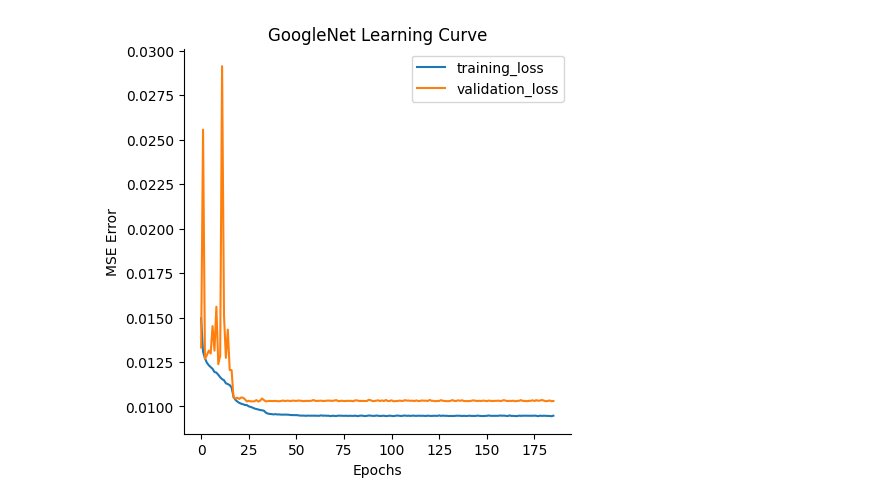
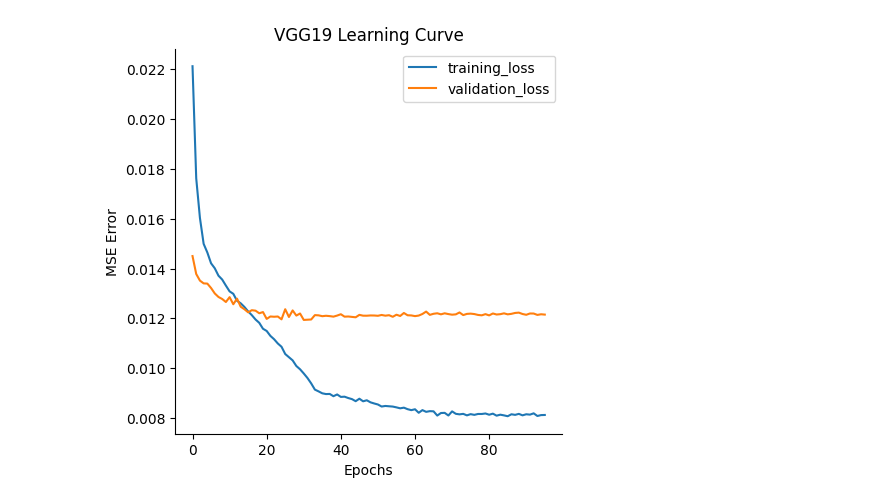
Before and after one commit to SoroushZiaee/pretrain-imagenet, a Jupyter notebook: notebook/plot_training_curve.ipynb, the cells around one changed output. Drawn from its saved outputs; the diff is of its cells as text; code cells hidden in the pictures.

```diff
--- a/notebook/plot_training_curve.ipynb
+++ b/notebook/plot_training_curve.ipynb
@@ -2,35 +2,35 @@
 import matplotlib.pyplot as plt
 import pandas as pd
 # %%
-training_path = "plot_data/googlenet/run-version_3-tag-training_loss_epoch.csv"
-val_path = "plot_data/googlenet/run-version_3-tag-val_loss.csv"
+training_path = "/home/soroush1/projects/def-kohitij/soroush1/pretrain-imagenet/notebook/plot_data/vgg19/run-version_2-tag-training_loss_epoch.csv"
+val_path = "/home/soroush1/projects/def-kohitij/soroush1/pretrain-imagenet/notebook/plot_data/vgg19/run-version_2-tag-val_loss.csv"
 # %%
 train_df = pd.read_csv(training_path)
 val_df = pd.read_csv(val_path)
 
 train_df = train_df[["Step", "Value"]]
 val_df = val_df[["Step", "Value"]]
 
 df = pd.merge(train_df, val_df, how="inner", on=["Step"], suffixes = ('_train', '_val'))
 
-TITLE = "GoogleNet"
-FILE_NAME = "googlenet"
+TITLE = "VGG19"
+FILE_NAME = "VGG19"
 
 fig, ax = plt.subplots(1, 1, figsize=(5, 5))
 
 ax.set_title(f"{TITLE} Learning Curve")
 
 ax.plot(range(len(df["Step"])), df["Value_train"], label="training_loss")
 ax.plot(range(len(df["Step"])), df["Value_val"], label="validation_loss")
 
 ax.set_xlabel("Epochs")
 ax.set_ylabel("MSE Error")
 
 ax.spines["top"].set_visible(False)
 ax.spines["right"].set_visible(False)
 
 ax.legend()
 fig.savefig(fname=f"plot_data/{FILE_NAME}.jpg", format="jpg")
 plt.show()
 # %% [output]
-[figure, old version]
+[figure, new version]
```
Also changed, not shown: 19 other files.
